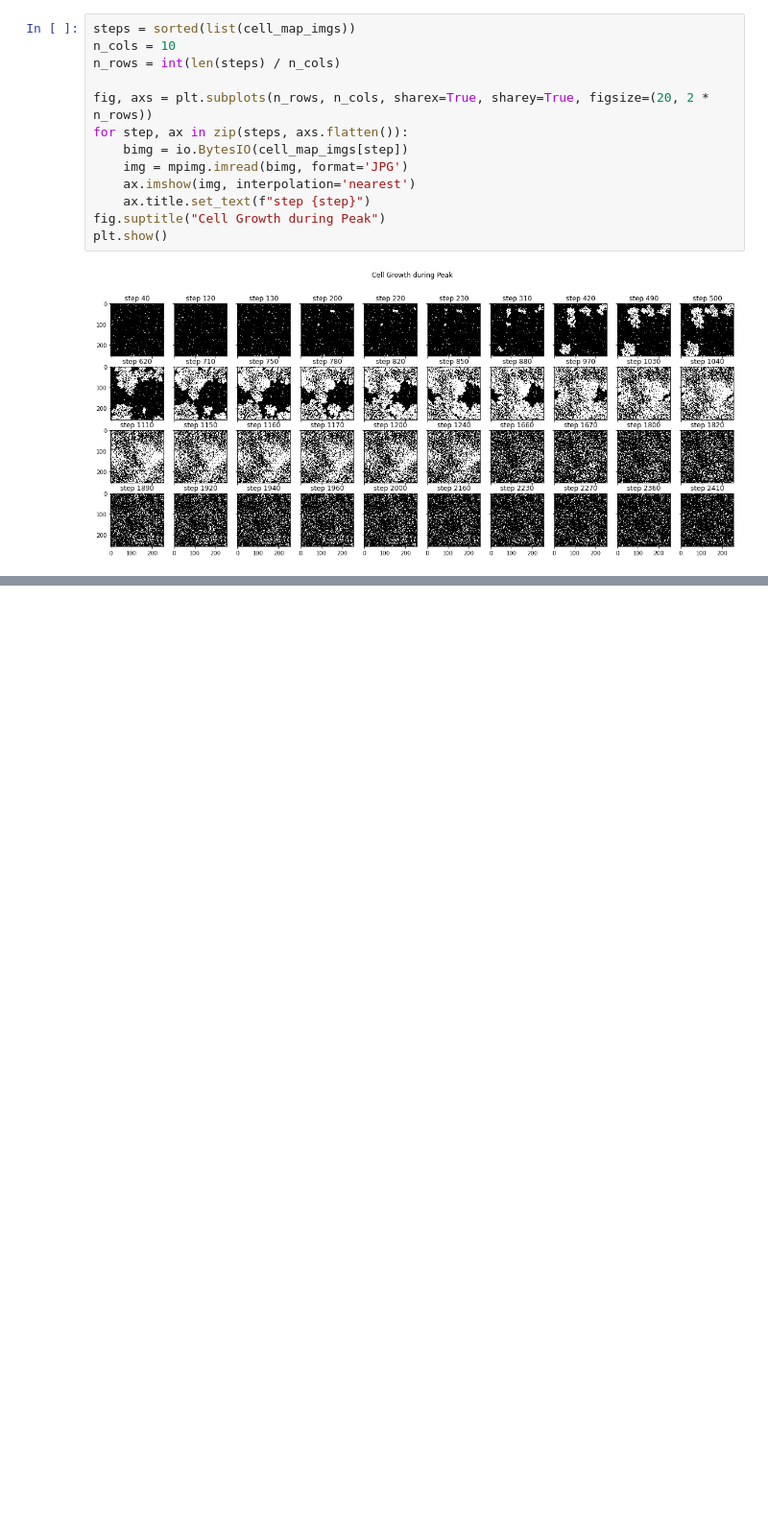
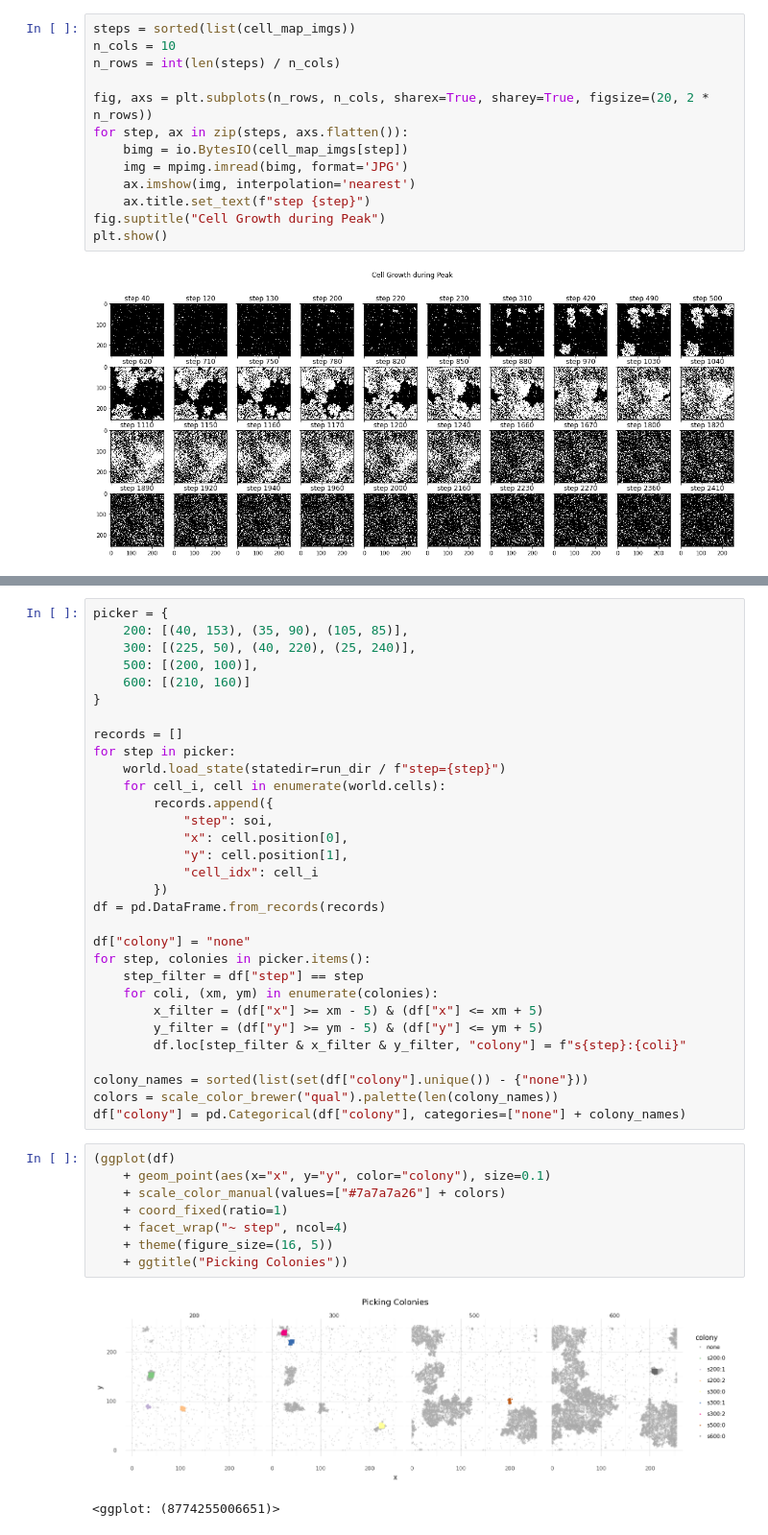
Before and after one commit to mRcSchwering/magic-soup, a Jupyter notebook: experiments/e1_co2_fixing/analyze.ipynb, the cells around one changed output, grey strips where cells are left out. Shown at 96% size. Saved outputs shown, nothing was run; the diff lists cells and outputs as text; blank space fills up the shorter version.

```diff
--- a/experiments/e1_co2_fixing/analyze.ipynb
+++ b/experiments/e1_co2_fixing/analyze.ipynb
@@ -206,0 +183,42 @@ df3["label"] = "die[no replication]"
+# %%
+picker = {
+    200: [(40, 153), (35, 90), (105, 85)],
+    300: [(225, 50), (40, 220), (25, 240)],
+    500: [(200, 100)],
+    600: [(210, 160)]
+}
+
+records = []
+for step in picker:
+    world.load_state(statedir=run_dir / f"step={step}")
+    for cell_i, cell in enumerate(world.cells):
+        records.append({
+            "step": soi,
+            "x": cell.position[0],
+            "y": cell.position[1],
+            "cell_idx": cell_i
+        })
+df = pd.DataFrame.from_records(records)
+
+df["colony"] = "none"
+for step, colonies in picker.items():
+    step_filter = df["step"] == step
+    for coli, (xm, ym) in enumerate(colonies):
+        x_filter = (df["x"] >= xm - 5) & (df["x"] <= xm + 5)
+        y_filter = (df["y"] >= ym - 5) & (df["y"] <= ym + 5)
+        df.loc[step_filter & x_filter & y_filter, "colony"] = f"s{step}:{coli}"
+
+colony_names = sorted(list(set(df["colony"].unique()) - {"none"}))
+colors = scale_color_brewer("qual").palette(len(colony_names))
+df["colony"] = pd.Categorical(df["colony"], categories=["none"] + colony_names)
+# %%
+(ggplot(df)
+    + geom_point(aes(x="x", y="y", color="colony"), size=0.1)
+    + scale_color_manual(values=["#7a7a7a26"] + colors)
+    + coord_fixed(ratio=1)
+    + facet_wrap("~ step", ncol=4)
+    + theme(figure_size=(16, 5))
+    + ggtitle("Picking Colonies"))
+# %% [output]
+[figure, added]
+<ggplot: (8774255006651)>
```
Also changed, not shown: parts of 18 cells of this notebook, 2 other files.
